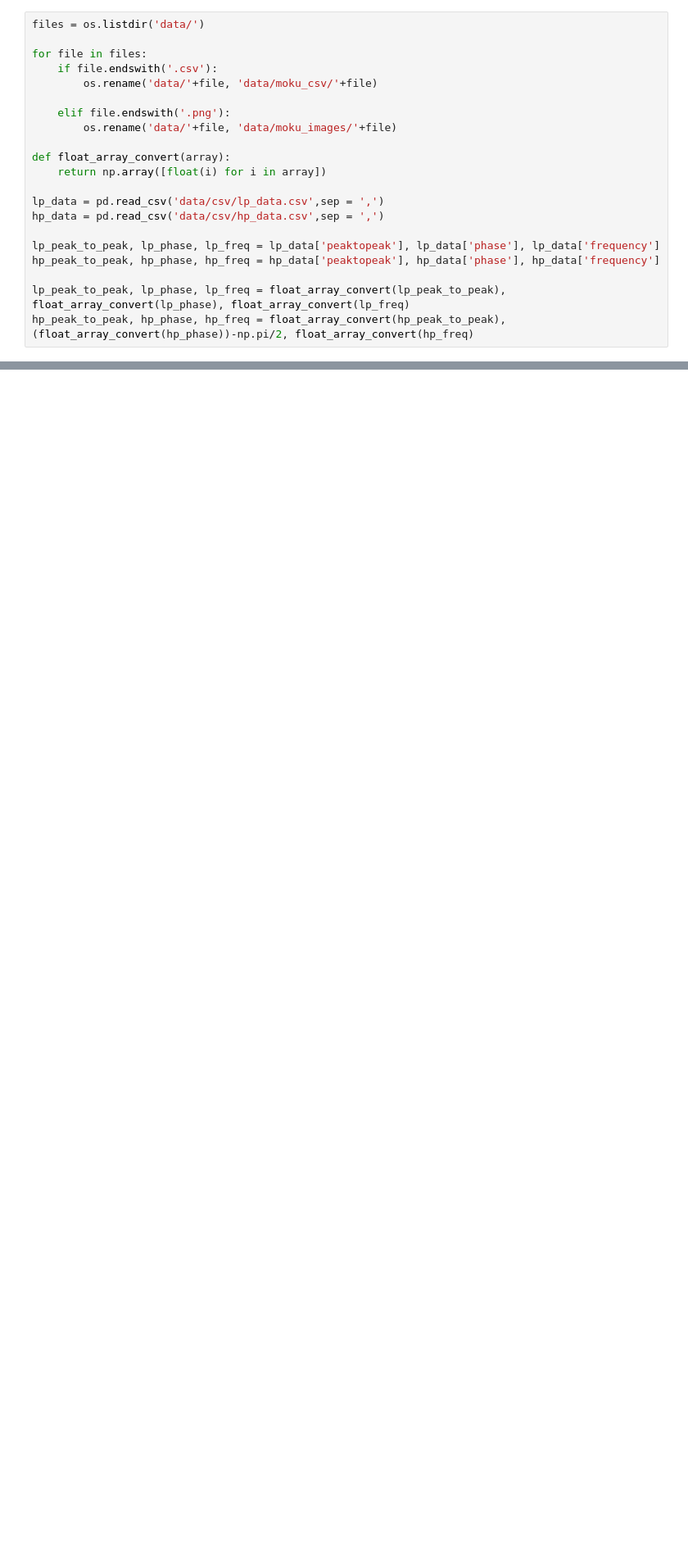
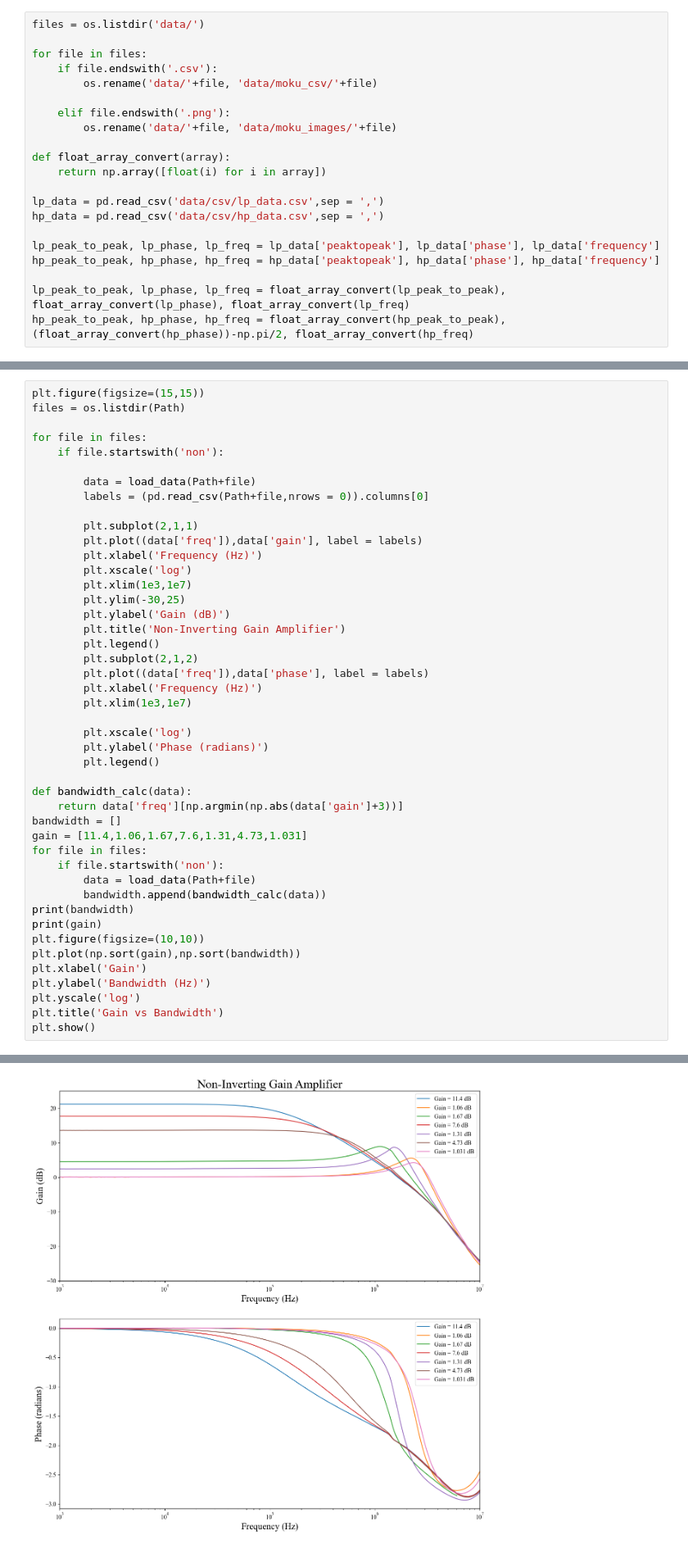
Before and after one commit to lewismcnish/Physics, a Jupyter notebook: Year_3/analogue_filters/analogue_filters.ipynb, the cells around one changed output, grey strips where cells are left out. Shown at 82% size. Drawn from its saved outputs; the diff is of its cells as text; blank space fills up the shorter version.

```diff
--- a/Year_3/analogue_filters/analogue_filters.ipynb
+++ b/Year_3/analogue_filters/analogue_filters.ipynb
@@ -372,0 +222,46 @@ plt.show()
+# %%
+plt.figure(figsize=(15,15))
+files = os.listdir(Path)
+
+for file in files:
+    if file.startswith('non'):
+
+        data = load_data(Path+file)
+        labels = (pd.read_csv(Path+file,nrows = 0)).columns[0]
+
+        plt.subplot(2,1,1)
+        plt.plot((data['freq']),data['gain'], label = labels)
+        plt.xlabel('Frequency (Hz)')
+        plt.xscale('log')
+        plt.xlim(1e3,1e7)
+        plt.ylim(-30,25)
+        plt.ylabel('Gain (dB)')
+        plt.title('Non-Inverting Gain Amplifier')
+        plt.legend()
+        plt.subplot(2,1,2)
+        plt.plot((data['freq']),data['phase'], label = labels)
+        plt.xlabel('Frequency (Hz)')
+        plt.xlim(1e3,1e7)
+
+        plt.xscale('log')
+        plt.ylabel('Phase (radians)')
+        plt.legend()
+
+def bandwidth_calc(data):
+    return data['freq'][np.argmin(np.abs(data['gain']+3))]
+bandwidth = []
+gain = [11.4,1.06,1.67,7.6,1.31,4.73,1.031]
+for file in files:
+    if file.startswith('non'):
+        data = load_data(Path+file)
+        bandwidth.append(bandwidth_calc(data))
+print(bandwidth)
+print(gain)
+plt.figure(figsize=(10,10))
+plt.plot(np.sort(gain),np.sort(bandwidth))
+plt.xlabel('Gain')
+plt.ylabel('Bandwidth (Hz)')
+plt.yscale('log')
+plt.title('Gain vs Bandwidth')
+plt.show()
+# %% [output]
@@ -372,0 +270 @@ plt.show()
+[figure, added]
```
Also changed, not shown: parts of 9 cells of this notebook, 7 other files.
